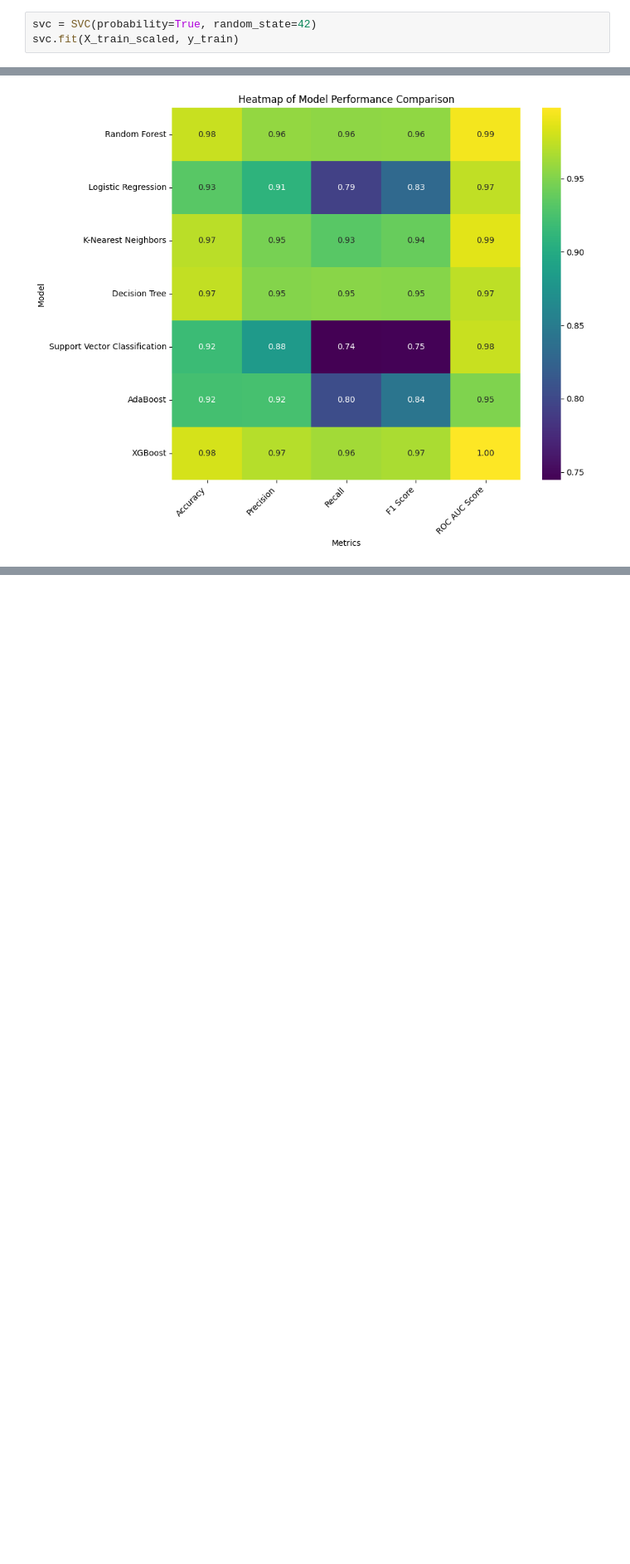
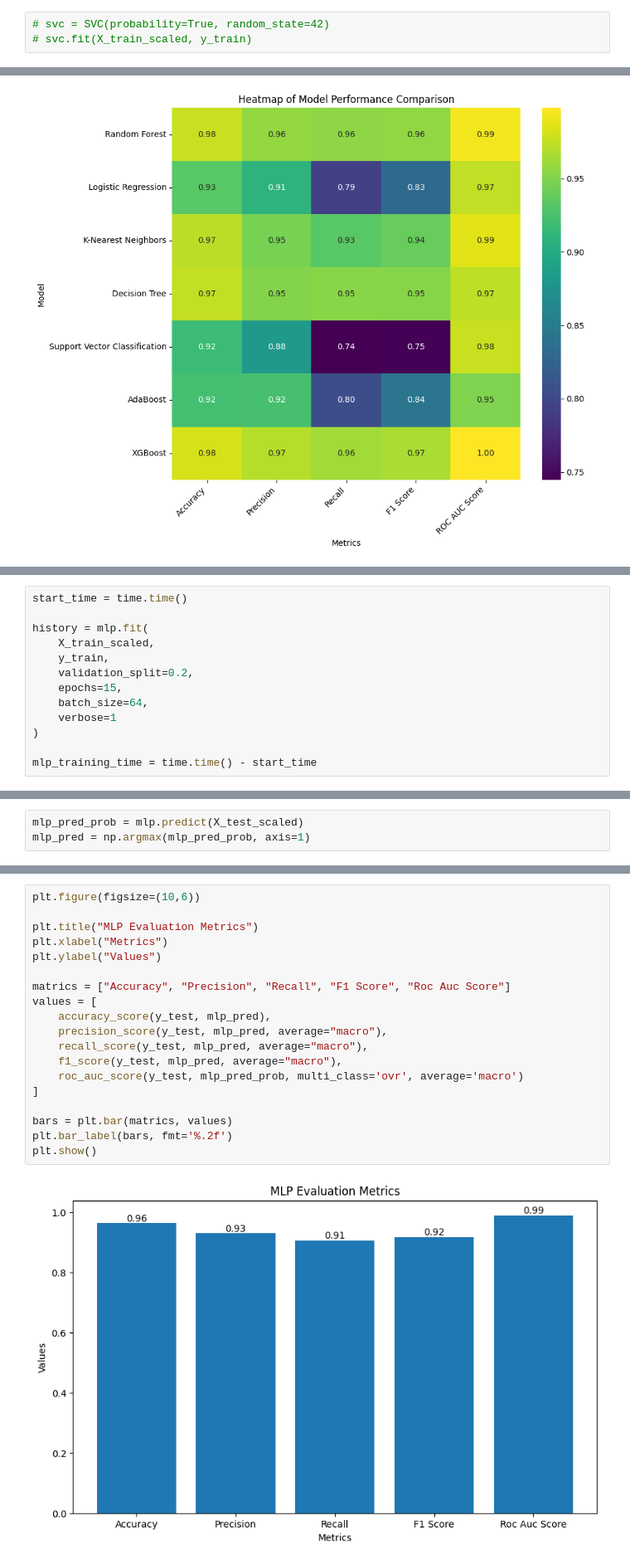
Before and after one commit to halimAhtasham/Network-_Intrusion_Detection---All_In_One, a Jupyter notebook: ROSIDS23_Testing_Multiple_Model.ipynb, the cells around one changed output, grey strips where cells are left out. Shown at 83% size. Saved outputs shown, nothing was run; the diff lists cells and outputs as text; blank space fills up the shorter version.

```diff
--- a/ROSIDS23_Testing_Multiple_Model.ipynb
+++ b/ROSIDS23_Testing_Multiple_Model.ipynb
@@ -569,8 +569,8 @@ plt.show()
 # %% [markdown]
 ## ***05. Support Vector Classification***
 # %%
-svc = SVC(probability=True, random_state=42)
-svc.fit(X_train_scaled, y_train)
+# svc = SVC(probability=True, random_state=42)
+# svc.fit(X_train_scaled, y_train)
 # %% [output]
 SVC(probability=True, random_state=42)
 # %%
@@ -915,0 +955,13 @@ plt.show()
+# %%
+start_time = time.time()
+
+history = mlp.fit(
+    X_train_scaled,
+    y_train,
+    validation_split=0.2,
+    epochs=15,
+    batch_size=64,
+    verbose=1
+)
+
+mlp_training_time = time.time() - start_time
@@ -915,0 +986,3 @@ plt.show()
+# %%
+mlp_pred_prob = mlp.predict(X_test_scaled)
+mlp_pred = np.argmax(mlp_pred_prob, axis=1)
@@ -915,0 +1019,21 @@ plt.show()
+# %%
+plt.figure(figsize=(10,6))
+
+plt.title("MLP Evaluation Metrics")
+plt.xlabel("Metrics")
+plt.ylabel("Values")
+
+matrics = ["Accuracy", "Precision", "Recall", "F1 Score", "Roc Auc Score"]
+values = [
+    accuracy_score(y_test, mlp_pred),
+    precision_score(y_test, mlp_pred, average="macro"),
+    recall_score(y_test, mlp_pred, average="macro"),
+    f1_score(y_test, mlp_pred, average="macro"),
+    roc_auc_score(y_test, mlp_pred_prob, multi_class='ovr', average='macro')
+]
+
+bars = plt.bar(matrics, values)
+plt.bar_label(bars, fmt='%.2f')
+plt.show()
+# %% [output]
+[figure, added]
```
Also changed, not shown: parts of 18 cells of this notebook.
